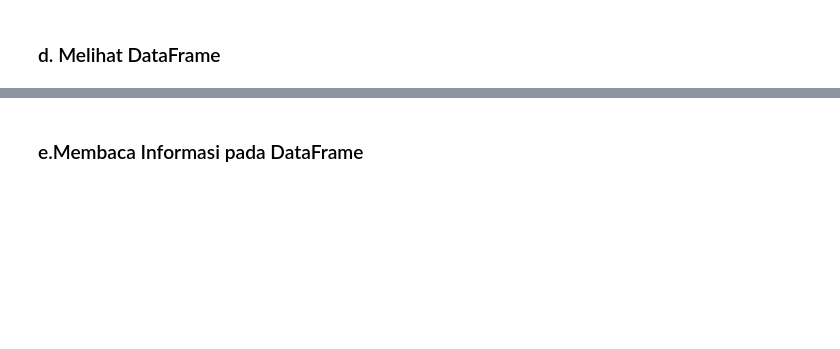
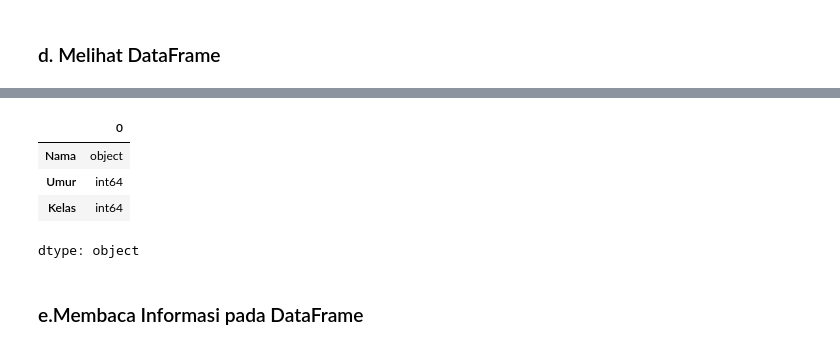
Before and after one commit to terra2n/2025_KB_TI-1C, a Jupyter notebook: jobsheet4.ipynb, the cells around one changed output, grey strips where cells are left out. Saved outputs shown, nothing was run; the diff lists cells and outputs as text; code cells hidden in the pictures; blank space fills up the shorter version.

```diff
--- a/jobsheet4.ipynb
+++ b/jobsheet4.ipynb
@@ -265,2 +300,10 @@ KeyError: "None of [Index(['calories'], dtype='object')] are in the [columns]"
+# %%
+df.dtypes
+# %% [output]
+|  | 0 |
+| Nama | object |
+| Umur | int64 |
+| Kelas | int64 |
+dtype: object
 # %% [markdown]
 ### e.Membaca Informasi pada DataFrame
```
Also changed, not shown: parts of 38 cells of this notebook.
